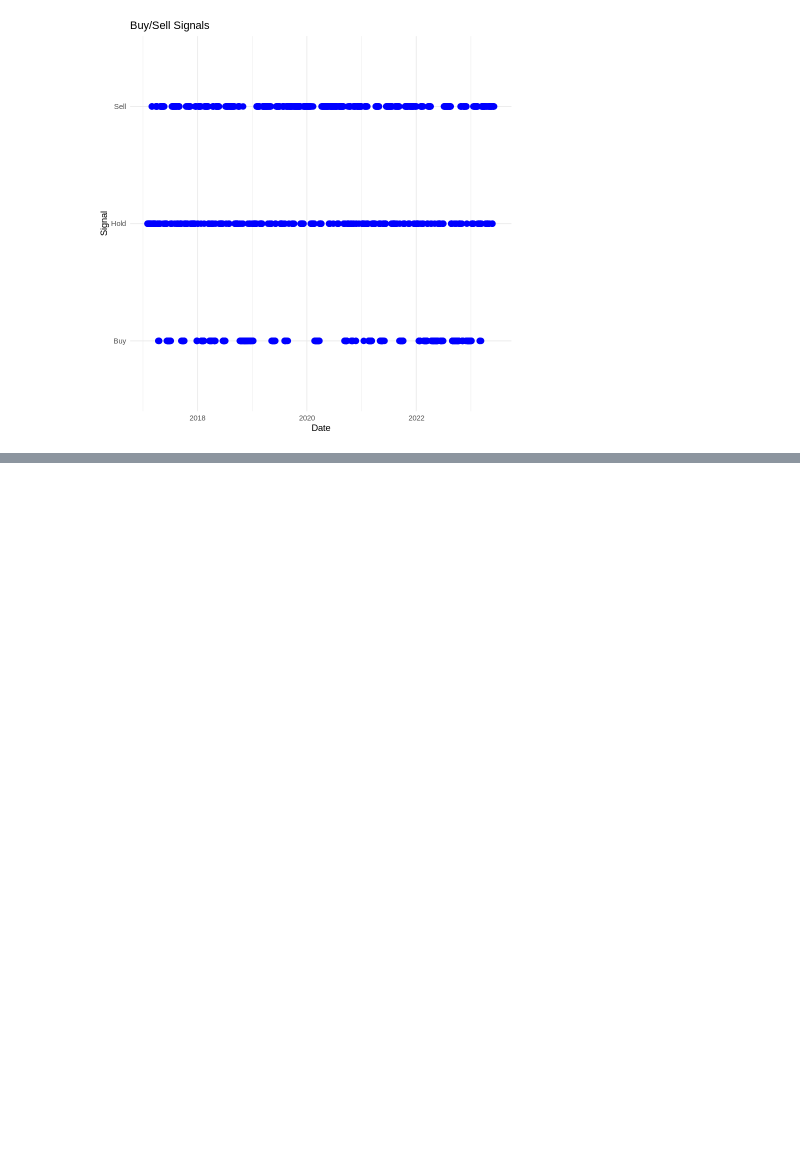
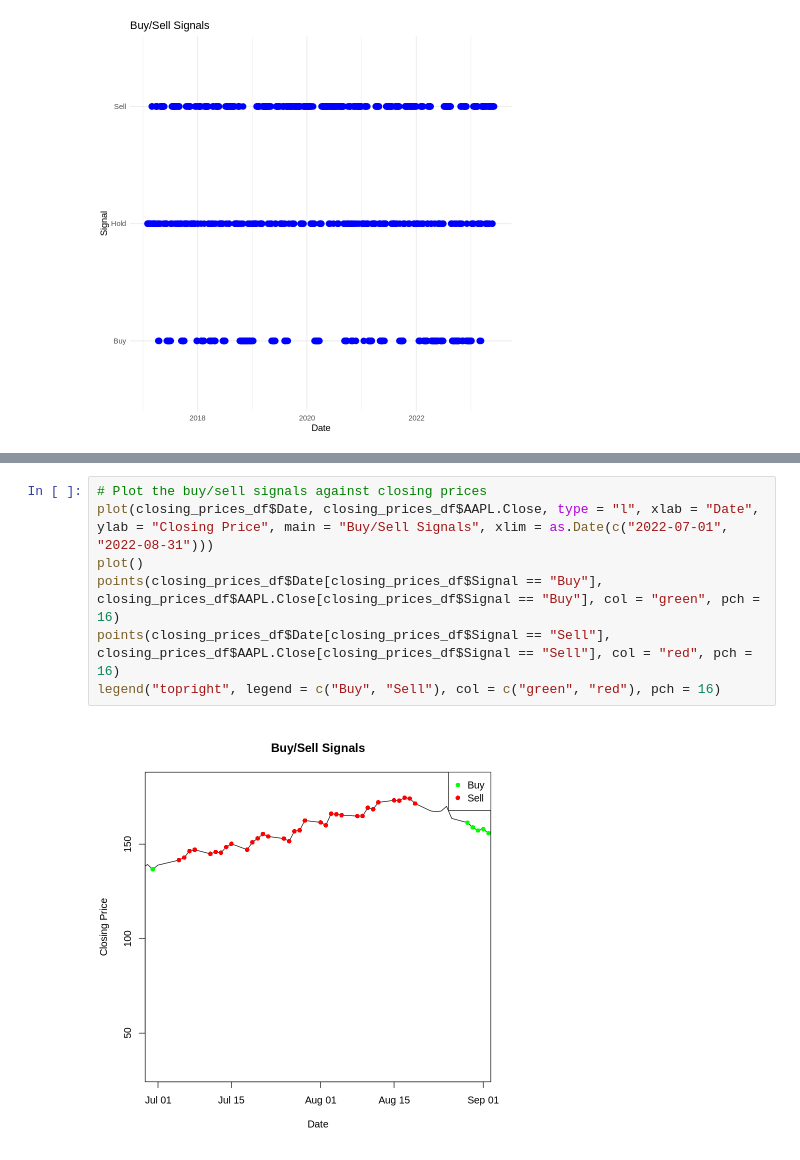
Before and after one commit to ThomasTranGithub/Algo.Trading.Strategies, a Jupyter notebook: standard_deviation_buysellsignals.ipynb, the cells around one changed output, grey strips where cells are left out. Saved outputs shown, nothing was run; the diff lists cells and outputs as text; blank space fills up the shorter version.

```diff
--- a/standard_deviation_buysellsignals.ipynb
+++ b/standard_deviation_buysellsignals.ipynb
@@ -347,0 +378,9 @@ ggplot(buy_sell_signals_df, aes(x = Date, y = Signal)) +
+# %%
+# Plot the buy/sell signals against closing prices
+plot(closing_prices_df$Date, closing_prices_df$AAPL.Close, type = "l", xlab = "Date", ylab = "Closing Price", main = "Buy/Sell Signals", xlim = as.Date(c("2022-07-01", "2022-08-31")))
+plot()
+points(closing_prices_df$Date[closing_prices_df$Signal == "Buy"], closing_prices_df$AAPL.Close[closing_prices_df$Signal == "Buy"], col = "green", pch = 16)
+points(closing_prices_df$Date[closing_prices_df$Signal == "Sell"], closing_prices_df$AAPL.Close[closing_prices_df$Signal == "Sell"], col = "red", pch = 16)
+legend("topright", legend = c("Buy", "Sell"), col = c("green", "red"), pch = 16)
+# %% [output]
+[figure, added]
```
Also changed, not shown: parts of 4 cells of this notebook.
